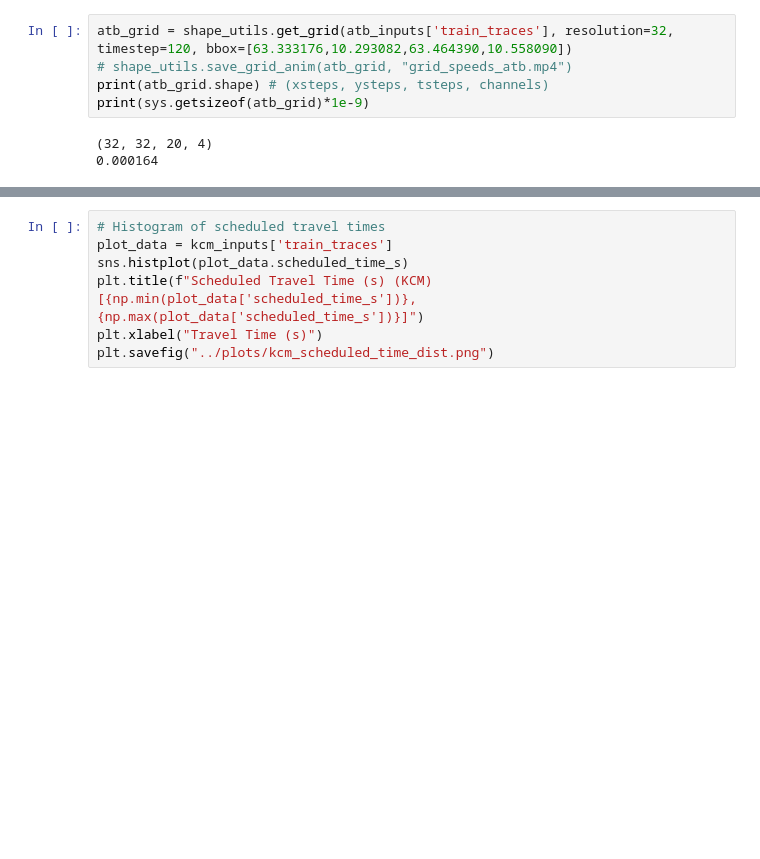
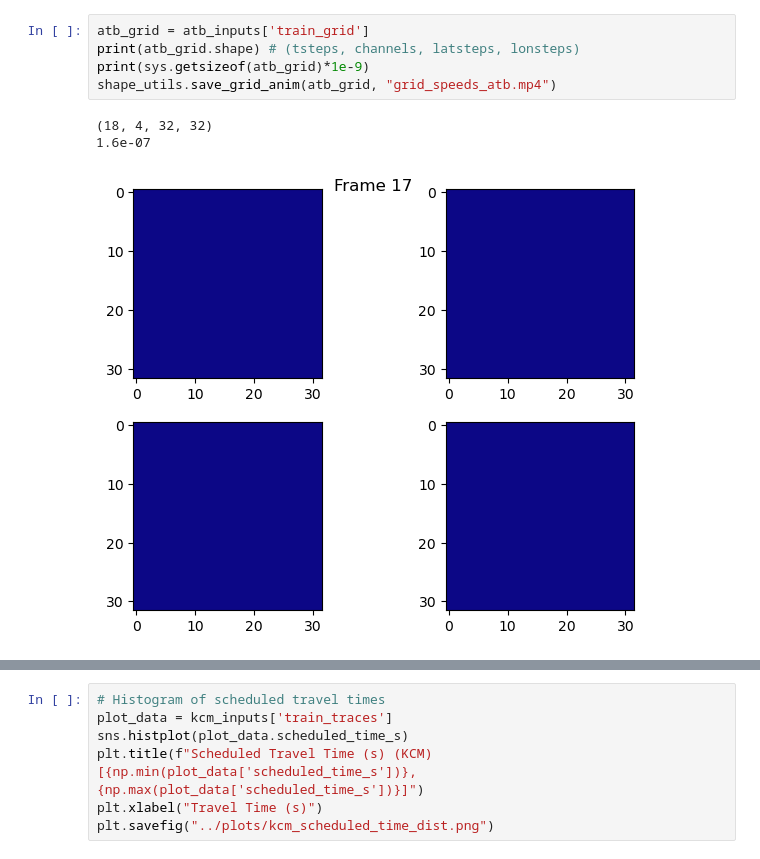
Before and after one commit to zackAemmer/generalizable_travel_times, a Jupyter notebook: src/explore_inputs.ipynb, the cells around one changed output, grey strips where cells are left out. Saved outputs shown, nothing was run; the diff lists cells and outputs as text; blank space fills up the shorter version.

```diff
--- a/src/explore_inputs.ipynb
+++ b/src/explore_inputs.ipynb
@@ -39,9 +32,10 @@ print(sys.getsizeof(kcm_grid)*1e-9)
 # %%
-atb_grid = shape_utils.get_grid(atb_inputs['train_traces'], resolution=32, timestep=120, bbox=[63.333176,10.293082,63.464390,10.558090])
-# shape_utils.save_grid_anim(atb_grid, "grid_speeds_atb.mp4")
-print(atb_grid.shape) # (xsteps, ysteps, tsteps, channels)
+atb_grid = atb_inputs['train_grid']
+print(atb_grid.shape) # (tsteps, channels, latsteps, lonsteps)
 print(sys.getsizeof(atb_grid)*1e-9)
+shape_utils.save_grid_anim(atb_grid, "grid_speeds_atb.mp4")
 # %% [output]
-(32, 32, 20, 4)
-0.000164
+(18, 4, 32, 32)
+1.6e-07
+[figure, added]
 # %%
```
Also changed, not shown: parts of 6 cells of this notebook, 2 other files.
